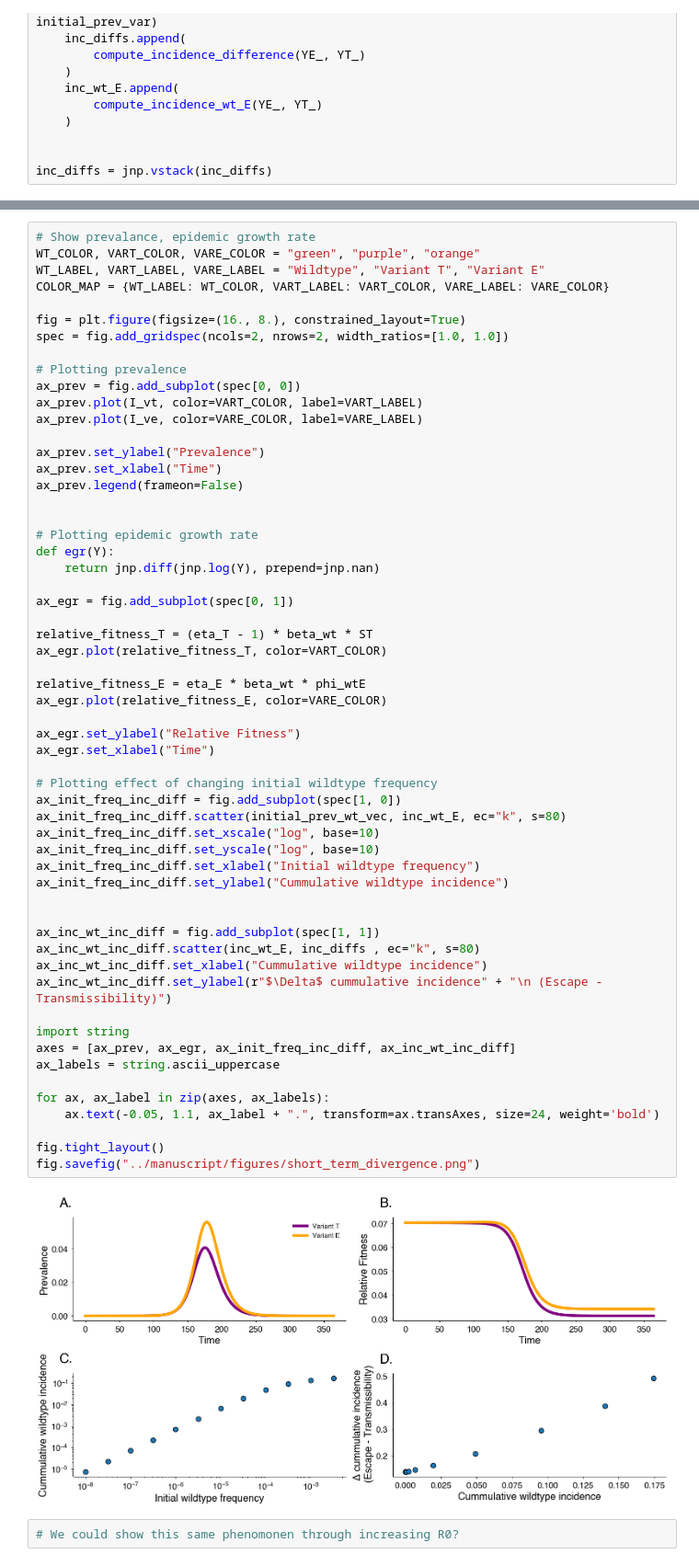
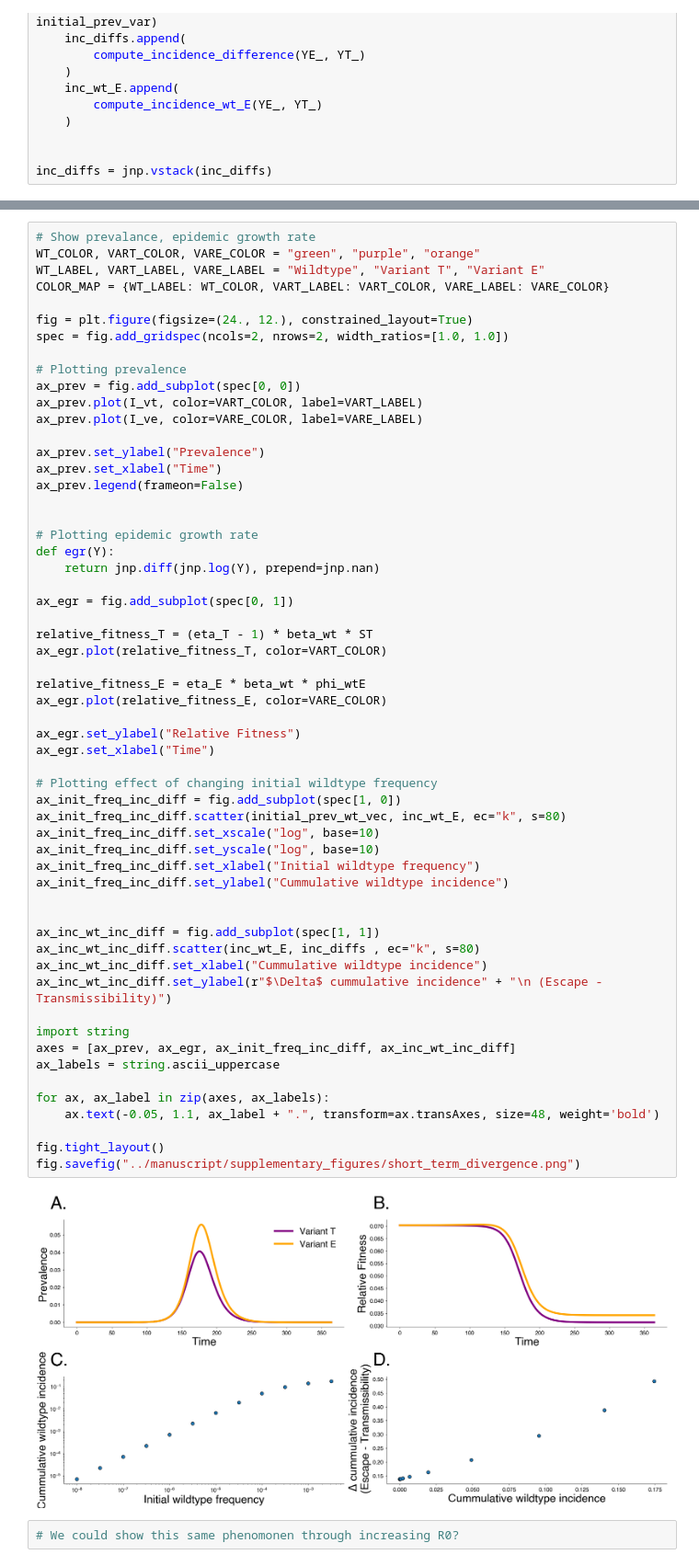
Before and after one commit to blab/relative-fitness-mechanisms, a Jupyter notebook: notebooks/Short-Term-Divergence-By-Mechanism.ipynb, the cells around one changed output, grey strips where cells are left out. Shown: that part at 92% size. Saved outputs shown, nothing was run; the diff lists cells and outputs as text.

Commit message:
Fixing Mechanism Figure and Short term divergence

```diff
--- a/notebooks/Short-Term-Divergence-By-Mechanism.ipynb
+++ b/notebooks/Short-Term-Divergence-By-Mechanism.ipynb
@@ -198,7 +198,7 @@ WT_COLOR, VART_COLOR, VARE_COLOR = "green", "purple", "orange"
 WT_LABEL, VART_LABEL, VARE_LABEL = "Wildtype", "Variant T", "Variant E"
 COLOR_MAP = {WT_LABEL: WT_COLOR, VART_LABEL: VART_COLOR, VARE_LABEL: VARE_COLOR}
 
-fig = plt.figure(figsize=(16., 8.), constrained_layout=True)
+fig = plt.figure(figsize=(24., 12.), constrained_layout=True)
 spec = fig.add_gridspec(ncols=2, nrows=2, width_ratios=[1.0, 1.0])
 
 # Plotting prevalence
@@ -221,35 +221,35 @@ relative_fitness_T = (eta_T - 1) * beta_wt * ST
 ax_egr.plot(relative_fitness_T, color=VART_COLOR)
 
 relative_fitness_E = eta_E * beta_wt * phi_wtE
 ax_egr.plot(relative_fitness_E, color=VARE_COLOR)
 
 ax_egr.set_ylabel("Relative Fitness")
 ax_egr.set_xlabel("Time")
 
 # Plotting effect of changing initial wildtype frequency
 ax_init_freq_inc_diff = fig.add_subplot(spec[1, 0])
 ax_init_freq_inc_diff.scatter(initial_prev_wt_vec, inc_wt_E, ec="k", s=80)
 ax_init_freq_inc_diff.set_xscale("log", base=10)
 ax_init_freq_inc_diff.set_yscale("log", base=10)
 ax_init_freq_inc_diff.set_xlabel("Initial wildtype frequency")
 ax_init_freq_inc_diff.set_ylabel("Cummulative wildtype incidence")
 
 
 ax_inc_wt_inc_diff = fig.add_subplot(spec[1, 1])
 ax_inc_wt_inc_diff.scatter(inc_wt_E, inc_diffs , ec="k", s=80)
 ax_inc_wt_inc_diff.set_xlabel("Cummulative wildtype incidence")
 ax_inc_wt_inc_diff.set_ylabel(r"$\Delta$ cummulative incidence" + "\n (Escape - Transmissibility)")
 
 import string
 axes = [ax_prev, ax_egr, ax_init_freq_inc_diff, ax_inc_wt_inc_diff]
 ax_labels = string.ascii_uppercase
 
 for ax, ax_label in zip(axes, ax_labels):
-    ax.text(-0.05, 1.1, ax_label + ".", transform=ax.transAxes, size=24, weight='bold')
+    ax.text(-0.05, 1.1, ax_label + ".", transform=ax.transAxes, size=48, weight='bold')
 
 fig.tight_layout()
-fig.savefig("../manuscript/figures/short_term_divergence.png")
+fig.savefig("../manuscript/supplementary_figures/short_term_divergence.png")
 # %% [output]
-[figure, old version]
+[figure, new version]
 # %%
 # We could show this same phenomonen through increasing R0?
```
Also changed, not shown: parts of 2 cells of this notebook, 3 other files.
